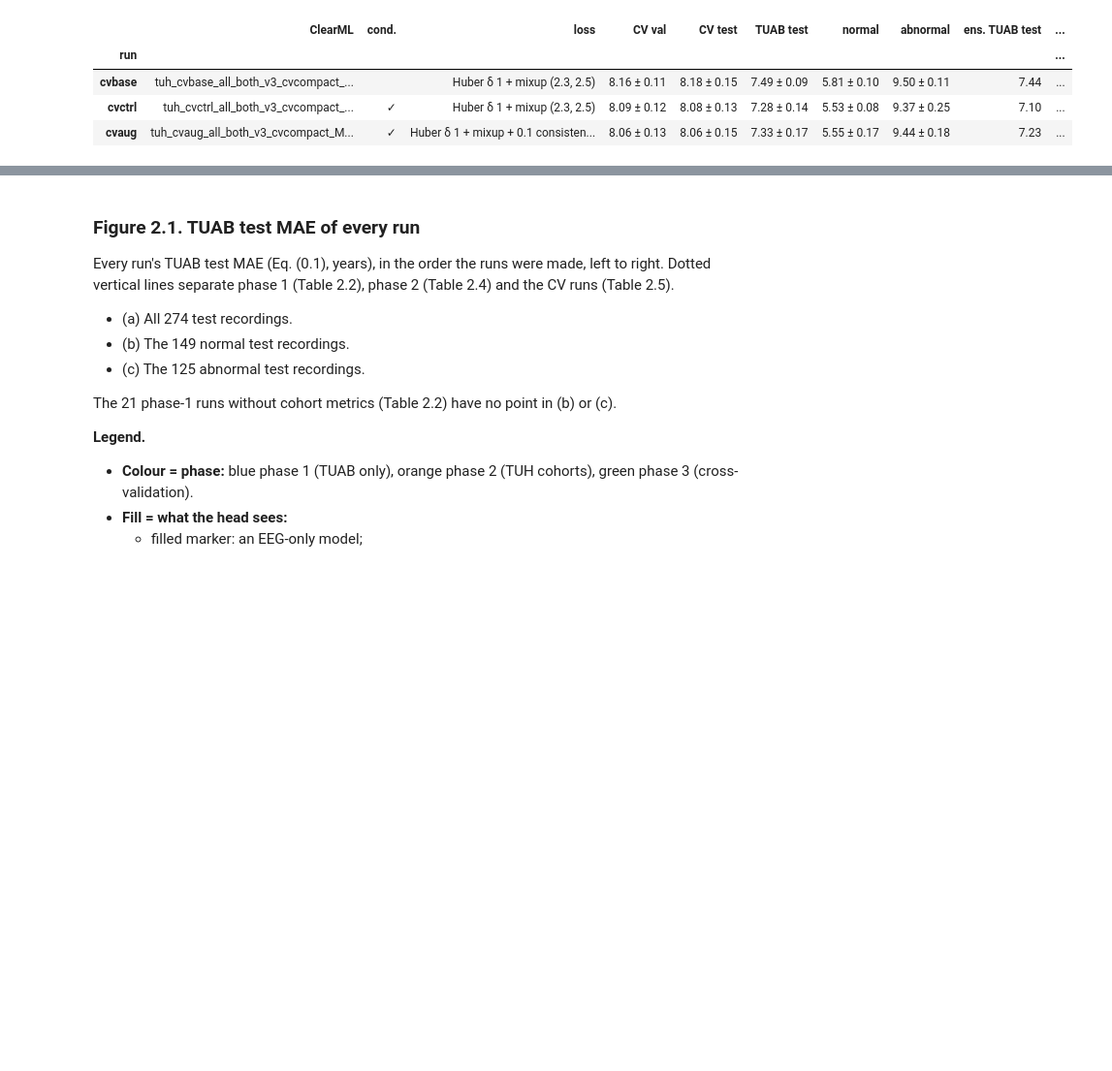
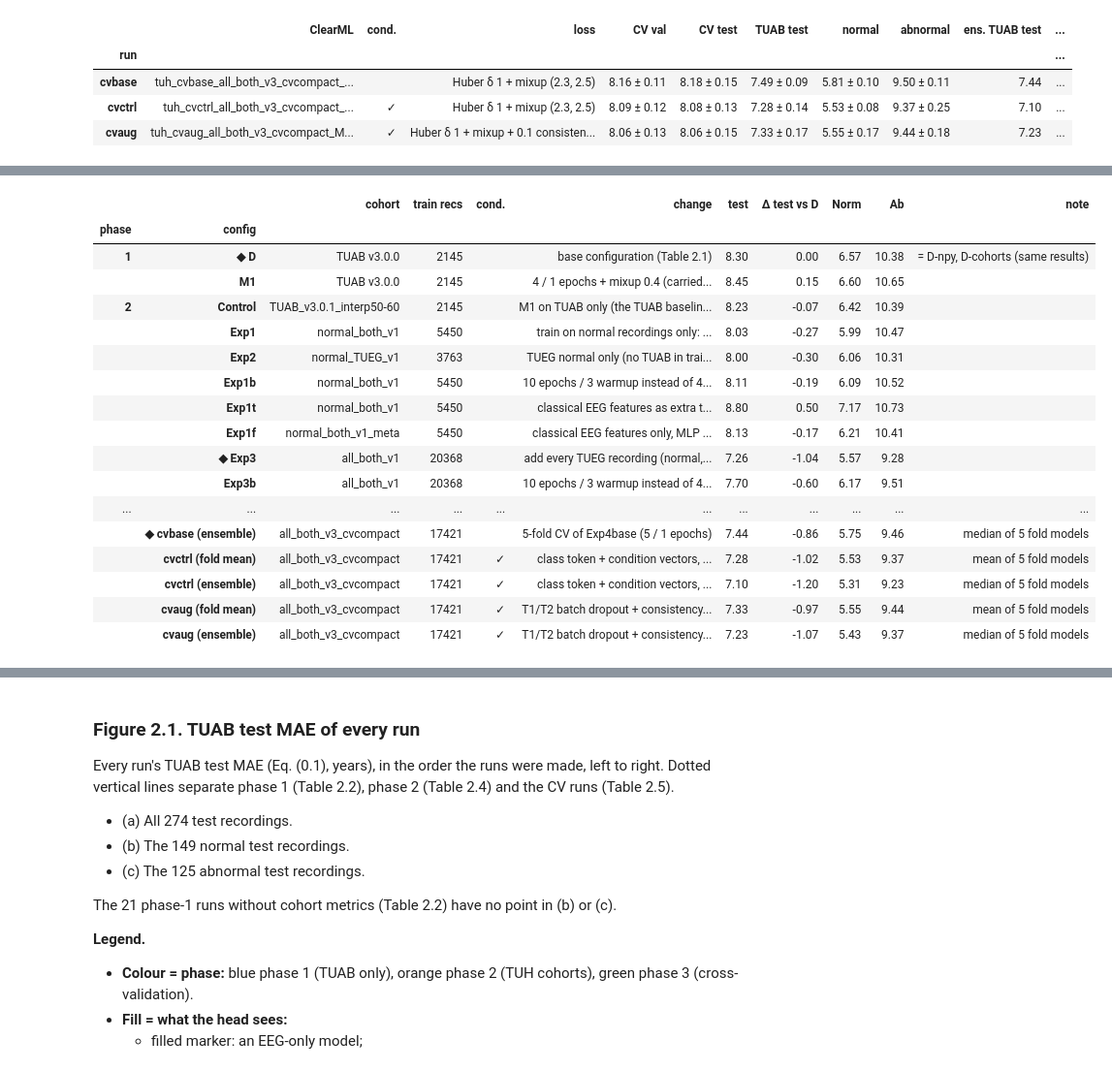
Before and after one commit to Neuro-Clalit/LaBraM, a Jupyter notebook: notebooks/brain_age_research_summary.ipynb, the cells around one changed output, grey strips where cells are left out. Shown at 97% size. Saved outputs shown, nothing was run; the diff lists cells and outputs as text; code cells hidden in the pictures; blank space fills up the shorter version.

```diff
--- a/notebooks/brain_age_research_summary.ipynb
+++ b/notebooks/brain_age_research_summary.ipynb
@@ -1567,0 +1596,61 @@ numbered_table(t23, "2.5", "Five-fold cross-validation")
+# %%
+cv_exps = ("cvbase", "cvctrl", "cvaug")
+rows = []
+d_row = rs.phase1_short_list(reg, 0.38).set_index("config")
+for name, phase, cohort, change in (("D", "1", "TUAB v3.0.0", "base configuration (Table 2.1)"),
+                                    ("M1", "1", "TUAB v3.0.0", "4 / 1 epochs + mixup 0.4 (carried into phase 2)")):
+    r = d_row.loc[name]
+    rows.append({"phase": phase, "config": name, "cohort": cohort, "train recs": train_recs.get(name, np.nan),
+                 "cond.": "", "change": change, "test": r.test, "Norm": r.Norm, "Ab": r.Ab,
+                 "note": r.runs})
+MERGE2 = {"Exp4base": ("Exp4basec",)}
+skip = {x for v in MERGE2.values() for x in v}
+for n in t22.index:
+    if n in skip:
+        continue
+    group = [n, *MERGE2.get(n, ())]
+    g = t22.loc[group]
+    rows.append({"phase": "2", "config": n, "cohort": g.cohort.iloc[0], "train recs": g["train recs"].iloc[0],
+                 "cond.": g["cond."].iloc[0], "change": rs.EXPERIMENTS[n].change, "test": g["test all"].mean(),
+                 "Norm": g["normal"].mean(), "Ab": g["abnormal"].mean(),
+                 "note": f"mean of {', '.join(group)} (same data, compact copy)" if len(group) > 1 else ""})
+fold_train = {}
+if preds is not None:
+    _vt = preds[preds.split.isin(["val", "test"])].groupby(["exp", "fold", "split"]).stem.nunique().unstack()
+    fold_train = (29035 - _vt.val - _vt.test).groupby("exp").mean().to_dict()
+for exp in cv_exps:
+    base = {"phase": "3", "cohort": rs.display_name(rs.EXPERIMENTS[exp].cohort), "train recs": fold_train.get(exp, np.nan),
+            "cond.": "✓" if rs.EXPERIMENTS[exp].conditions else "", "change": rs.EXPERIMENTS[exp].change}
+    rows.append({**base, "config": f"{exp} (fold mean)",
+                 **{k: fold_stats(exp, "heldout", "TUAB", c)[0] for k, c in (("test", "all"), ("Norm", "normal"), ("Ab", "abnormal"))},
+                 "note": "mean of 5 fold models"})
+    if preds is not None and STATUS:
+        rows.append({**base, "config": f"{exp} (ensemble)", "test": ens_mae(exp), "Norm": ens_mae(exp, "normal"),
+                     "Ab": ens_mae(exp, "abnormal"), "note": "median of 5 fold models"})
+t26 = pd.DataFrame(rows)
+t26["train recs"] = t26["train recs"].round().astype("Int64")
+t26["Δ test vs D"] = t26.test - t26.loc[t26.config == "D", "test"].iloc[0]
+for ph, g in t26[t26["cond."] == ""].groupby("phase"):
+    k = g.test.idxmin()
+    t26.loc[k, "config"] = "◆ " + t26.loc[k, "config"]
+t26 = t26[["phase", "config", "cohort", "train recs", "cond.", "change", "test", "Δ test vs D", "Norm", "Ab", "note"]]
+display(numbered_table(t26.set_index(["phase", "config"]), "2.6", "From D to the best model: short list"))
+# %% [output]
+|  |  | cohort | train recs | cond. | change | test | Δ test vs D | Norm | Ab | note |
+| phase | config |  |  |  |  |  |  |  |  |  |
+| 1 | ◆ D | TUAB v3.0.0 | 2145 |  | base configuration (Table 2.1) | 8.30 | 0.00 | 6.57 | 10.38 | = D-npy, D-cohorts (same results) |
+|  | M1 | TUAB v3.0.0 | 2145 |  | 4 / 1 epochs + mixup 0.4 (carried... | 8.45 | 0.15 | 6.60 | 10.65 |  |
+| 2 | Control | TUAB_v3.0.1_interp50-60 | 2145 |  | M1 on TUAB only (the TUAB baselin... | 8.23 | -0.07 | 6.42 | 10.39 |  |
+|  | Exp1 | normal_both_v1 | 5450 |  | train on normal recordings only: ... | 8.03 | -0.27 | 5.99 | 10.47 |  |
+|  | Exp2 | normal_TUEG_v1 | 3763 |  | TUEG normal only (no TUAB in trai... | 8.00 | -0.30 | 6.06 | 10.31 |  |
+|  | Exp1b | normal_both_v1 | 5450 |  | 10 epochs / 3 warmup instead of 4... | 8.11 | -0.19 | 6.09 | 10.52 |  |
+|  | Exp1t | normal_both_v1 | 5450 |  | classical EEG features as extra t... | 8.80 | 0.50 | 7.17 | 10.73 |  |
+|  | Exp1f | normal_both_v1_meta | 5450 |  | classical EEG features only, MLP ... | 8.13 | -0.17 | 6.21 | 10.41 |  |
+|  | ◆ Exp3 | all_both_v1 | 20368 |  | add every TUEG recording (normal,... | 7.26 | -1.04 | 5.57 | 9.28 |  |
+|  | Exp3b | all_both_v1 | 20368 |  | 10 epochs / 3 warmup instead of 4... | 7.70 | -0.60 | 6.17 | 9.51 |  |
+| ... | ... | ... | ... | ... | ... | ... | ... | ... | ... | ... |
+|  | ◆ cvbase (ensemble) | all_both_v3_cvcompact | 17421 |  | 5-fold CV of Exp4base (5 / 1 epochs) | 7.44 | -0.86 | 5.75 | 9.46 | median of 5 fold models |
+|  | cvctrl (fold mean) | all_both_v3_cvcompact | 17421 | ✓ | class token + condition vectors, ... | 7.28 | -1.02 | 5.53 | 9.37 | mean of 5 fold models |
+|  | cvctrl (ensemble) | all_both_v3_cvcompact | 17421 | ✓ | class token + condition vectors, ... | 7.10 | -1.20 | 5.31 | 9.23 | median of 5 fold models |
+|  | cvaug (fold mean) | all_both_v3_cvcompact | 17421 | ✓ | T1/T2 batch dropout + consistency... | 7.33 | -0.97 | 5.55 | 9.44 | mean of 5 fold models |
+|  | cvaug (ensemble) | all_both_v3_cvcompact | 17421 | ✓ | T1/T2 batch dropout + consistency... | 7.23 | -1.07 | 5.43 | 9.37 | median of 5 fold models |
```
Also changed, not shown: parts of 9 cells of this notebook, 1 other file.
